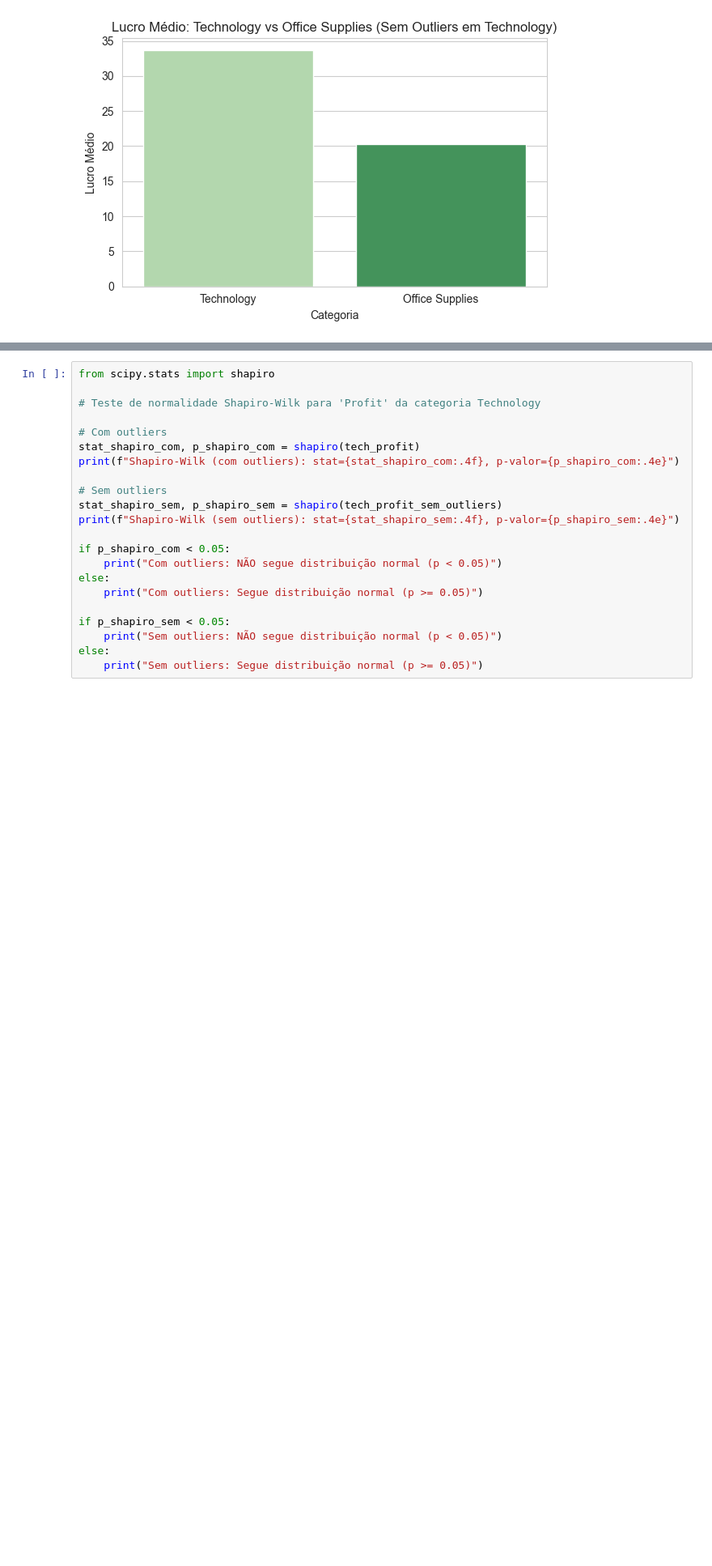
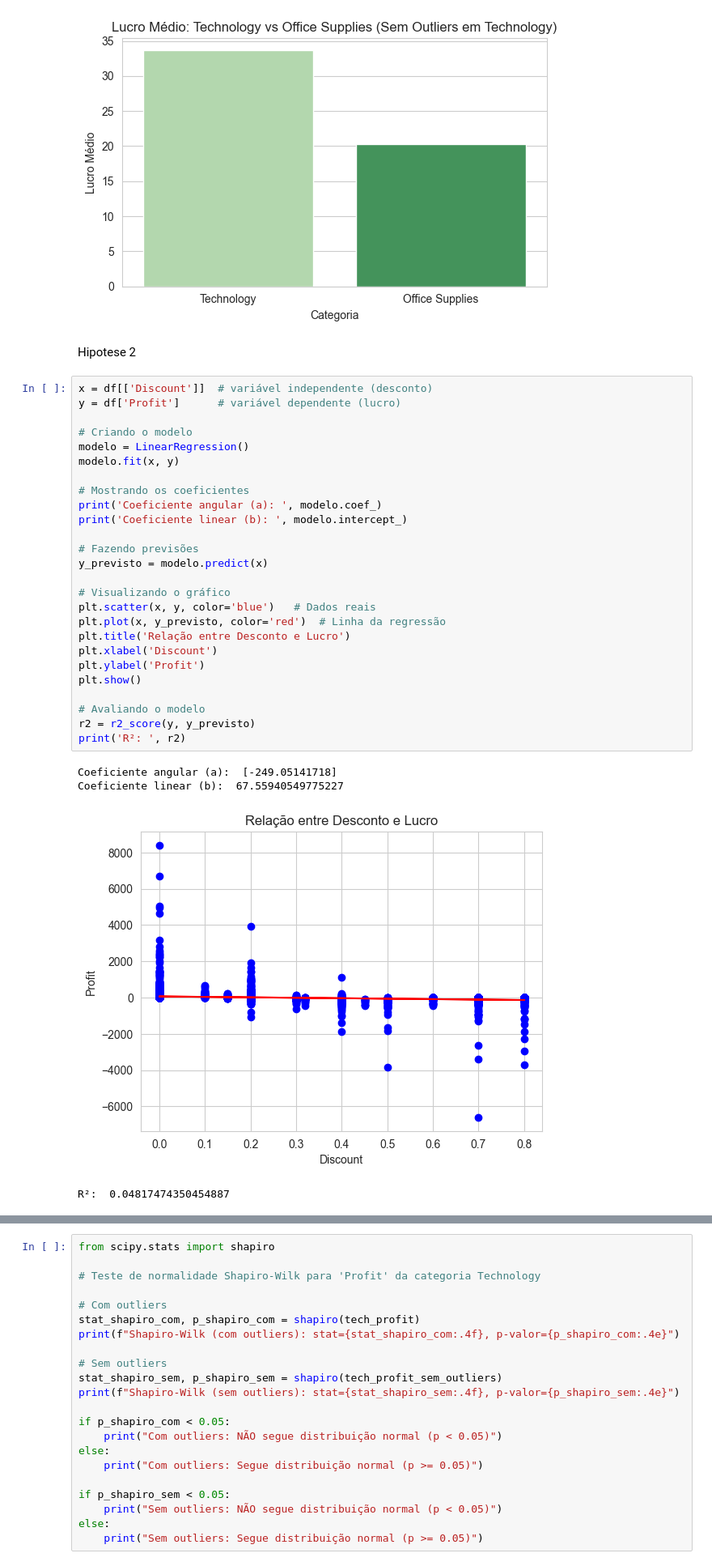
Before and after one commit to MaluAbrami/trabAnaliseDeDados, a Jupyter notebook: notebooks/Trabalho.ipynb, the cells around one changed output, grey strips where cells are left out. Shown at 81% size. Drawn from its saved outputs; the diff is of its cells as text; blank space fills up the shorter version.

Commit message:
Hipotese

```diff
--- a/notebooks/Trabalho.ipynb
+++ b/notebooks/Trabalho.ipynb
@@ -922,3 +922,36 @@ Passing `palette` without assigning `hue` is deprecated and will be removed in v
 
   sns.barplot(x=lucro_medio_sem.index, y=lucro_medio_sem.values, palette='Greens')
 [figure]
+# %% [markdown]
+Hipotese 2
+# %%
+x = df[['Discount']]  # variável independente (desconto)
+y = df['Profit']      # variável dependente (lucro)
+
+# Criando o modelo
+modelo = LinearRegression()
+modelo.fit(x, y)
+
+# Mostrando os coeficientes
+print('Coeficiente angular (a): ', modelo.coef_)
+print('Coeficiente linear (b): ', modelo.intercept_)
+
+# Fazendo previsões
+y_previsto = modelo.predict(x)
+
+# Visualizando o gráfico
+plt.scatter(x, y, color='blue')   # Dados reais
+plt.plot(x, y_previsto, color='red')  # Linha da regressão
+plt.title('Relação entre Desconto e Lucro')
+plt.xlabel('Discount')
+plt.ylabel('Profit')
+plt.show()
+
+# Avaliando o modelo
+r2 = r2_score(y, y_previsto)
+print('R²: ', r2)
+# %% [output]
+Coeficiente angular (a):  [-249.05141718]
+Coeficiente linear (b):  67.55940549775227
+[figure, added]
+R²:  0.04817474350454887
```
Also changed, not shown: parts of 5 cells of this notebook.
